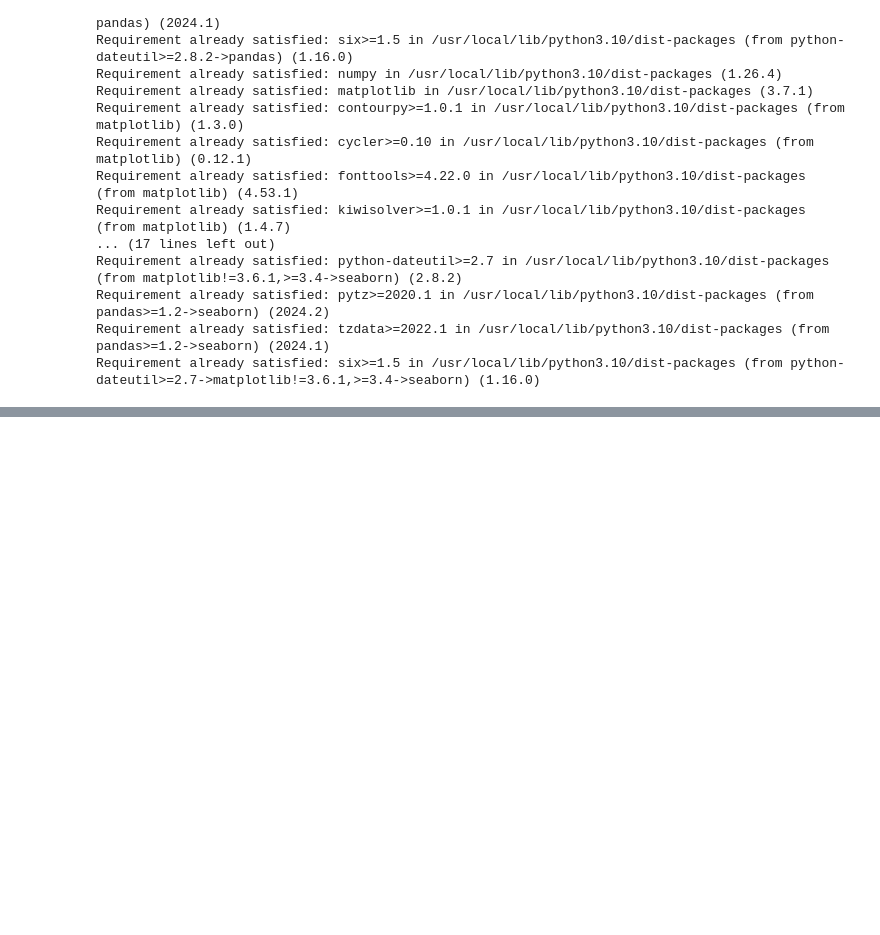
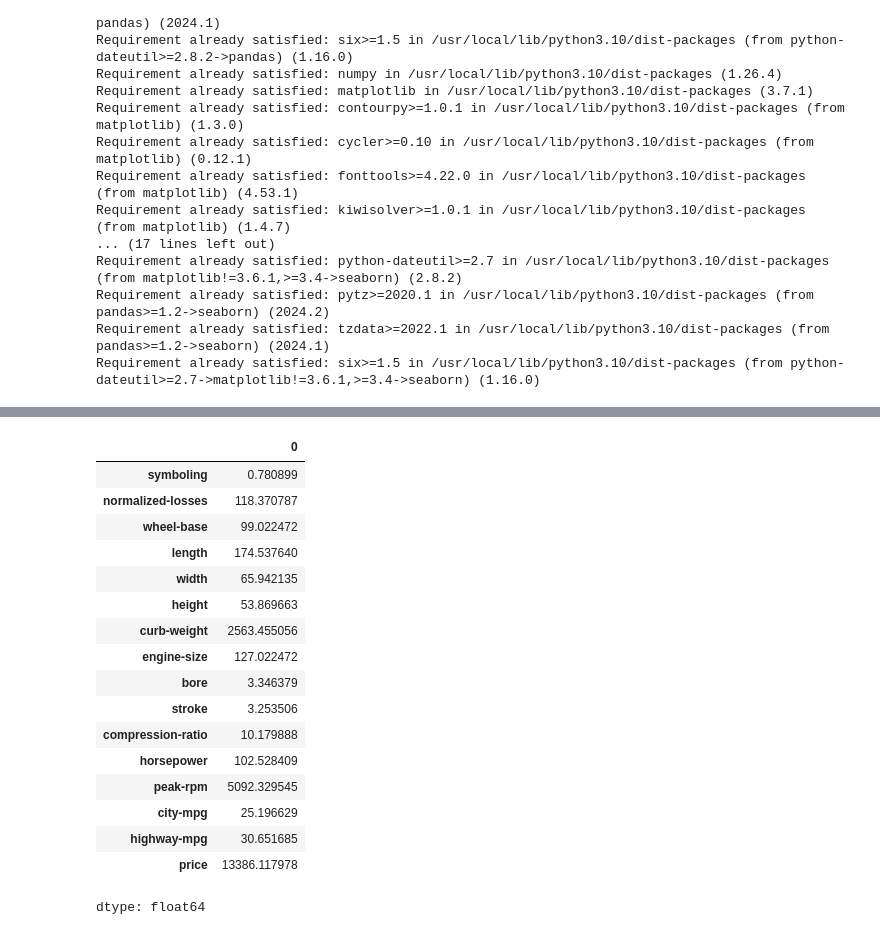
Before and after one commit to MaryamS5/ML_Work, a Jupyter notebook: assig1.ipynb, the cells around one changed output, grey strips where cells are left out. Drawn from its saved outputs; the diff is of its cells as text; code cells hidden in the pictures; blank space fills up the shorter version.

```diff
--- a/assig1.ipynb
+++ b/assig1.ipynb
@@ -265,0 +61,21 @@ plt.show()
+# %%
+train.mean(numeric_only=True)  # Show mean of numeric columns
+# %% [output]
+|  | 0 |
+| symboling | 0.780899 |
+| normalized-losses | 118.370787 |
+| wheel-base | 99.022472 |
+| length | 174.537640 |
+| width | 65.942135 |
+| height | 53.869663 |
+| curb-weight | 2563.455056 |
+| engine-size | 127.022472 |
+| bore | 3.346379 |
+| stroke | 3.253506 |
+| compression-ratio | 10.179888 |
+| horsepower | 102.528409 |
+| peak-rpm | 5092.329545 |
+| city-mpg | 25.196629 |
+| highway-mpg | 30.651685 |
+| price | 13386.117978 |
+dtype: float64
```
Also changed, not shown: parts of 39 cells of this notebook.
